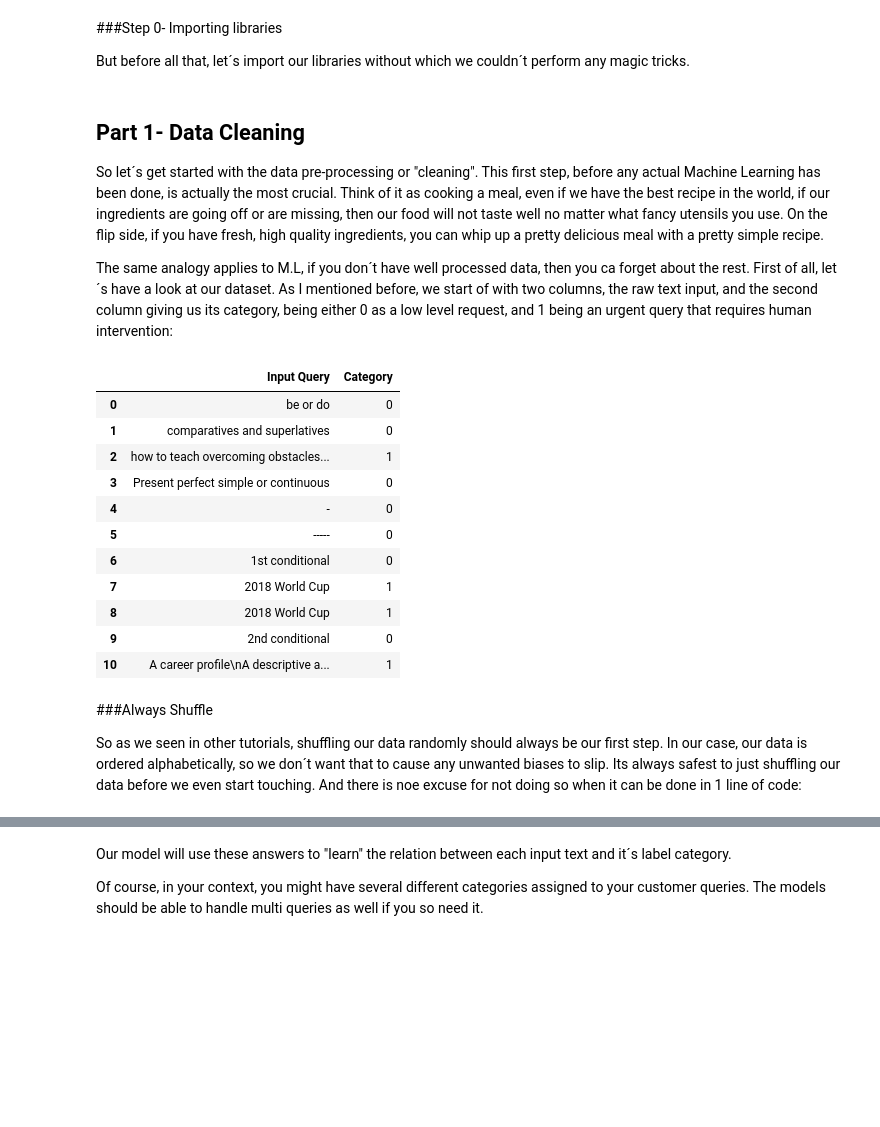
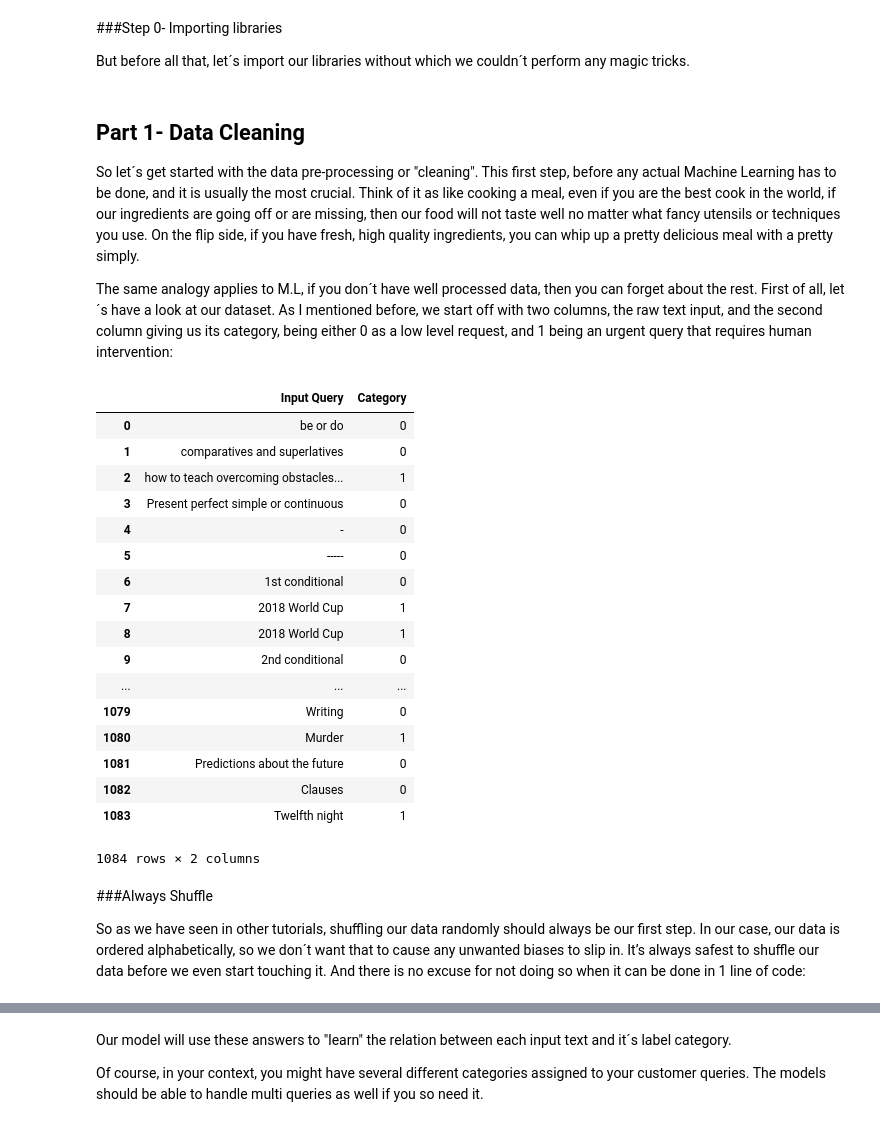
Before and after one commit to Conrad-WS/Customer-Queries-Classification-NLP, a Jupyter notebook: Customer_Queries_Classification_NLP.ipynb, the cells around one changed output, grey strips where cells are left out. Drawn from its saved outputs; the diff is of its cells as text; code cells hidden in the pictures; blank space fills up the shorter version.

```diff
--- a/Customer_Queries_Classification_NLP.ipynb
+++ b/Customer_Queries_Classification_NLP.ipynb
@@ -43,32 +42,38 @@ import pandas as pd
 # %% [markdown]
 ## Part 1- Data Cleaning
 
-So let´s get started with the data pre-processing or "cleaning". This first step, before any actual Machine Learning has been done, is actually the most crucial. Think of it as cooking a meal, even if we have the best recipe in the world, if our ingredients are going off or are missing, then our food will not taste well no matter what fancy utensils you use. On the flip side, if you have fresh, high quality ingredients, you can whip up a pretty delicious meal with a pretty simple recipe.
+So let´s get started with the data pre-processing or "cleaning". This first step, before any actual Machine Learning has to be done, and it is usually the most crucial. Think of it as like cooking a meal, even if you are the best cook in the world, if our ingredients are going off or are missing, then our food will not taste well no matter what fancy utensils or techniques you use. On the flip side, if you have fresh, high quality ingredients, you can whip up a pretty delicious meal with a pretty simply.
 
-The same analogy applies to M.L, if you don´t have well processed data, then you ca forget about the rest. First of all, let´s have a look at our dataset. As I mentioned before, we start of with two columns, the raw text input, and the second column giving us its category, being either 0 as a low level request, and 1 being an urgent query that requires human intervention:
+The same analogy applies to M.L, if you don´t have well processed data, then you can forget about the rest. First of all, let´s have a look at our dataset. As I mentioned before, we start off with two columns, the raw text input, and the second column giving us its category, being either 0 as a low level request, and 1 being an urgent query that requires human intervention:
 # %%
 data_url=("https://raw.githubusercontent.com/busyML/Customer-Queries-Classification-NLP/master/NLP%20INSTANTEACH%20ML%20-%20Sheet1.csv")
 
 data=pd.read_csv(data_url)
 
-data.head(11)
+data
 # %% [output]
 |  | Input Query | Category |
 | 0 | be or do | 0 |
 | 1 | comparatives and superlatives | 0 |
 | 2 | how to teach overcoming obstacles... | 1 |
 | 3 | Present perfect simple or continuous | 0 |
 | 4 | - | 0 |
 | 5 | ----- | 0 |
 | 6 | 1st conditional | 0 |
 | 7 | 2018 World Cup | 1 |
 | 8 | 2018 World Cup | 1 |
 | 9 | 2nd conditional | 0 |
-| 10 | A career profile\nA descriptive a... | 1 |
+| ... | ... | ... |
+| 1079 | Writing | 0 |
+| 1080 | Murder | 1 |
+| 1081 | Predictions about the future | 0 |
+| 1082 | Clauses | 0 |
+| 1083 | Twelfth night | 1 |
+1084 rows × 2 columns
 # %% [markdown]
 ###Always Shuffle
 
-So as we seen in other tutorials,  shuffling our data randomly should always be our first step. In our case, our data is ordered alphabetically, so we don´t want that to cause any unwanted biases to slip. Its always safest to just shuffling our data before we even start touching. And there is noe excuse for not doing so when it can be done in 1 line of code:
+So as we have seen in other tutorials, shuffling our data randomly should always be our first step. In our case, our data is ordered alphabetically, so we don´t want that to cause any unwanted biases to slip in. It’s always safest to shuffle our data before we even start touching it. And there is no excuse for not doing so when it can be done in 1 line of code:
 # %%
 
 #we use the "sample" command of pandas to shuffle our data, the random state means that we will always shuffle the data in the same way so that when different people load this code, they will all get the same results.
```
Also changed, not shown: parts of 21 cells of this notebook.
